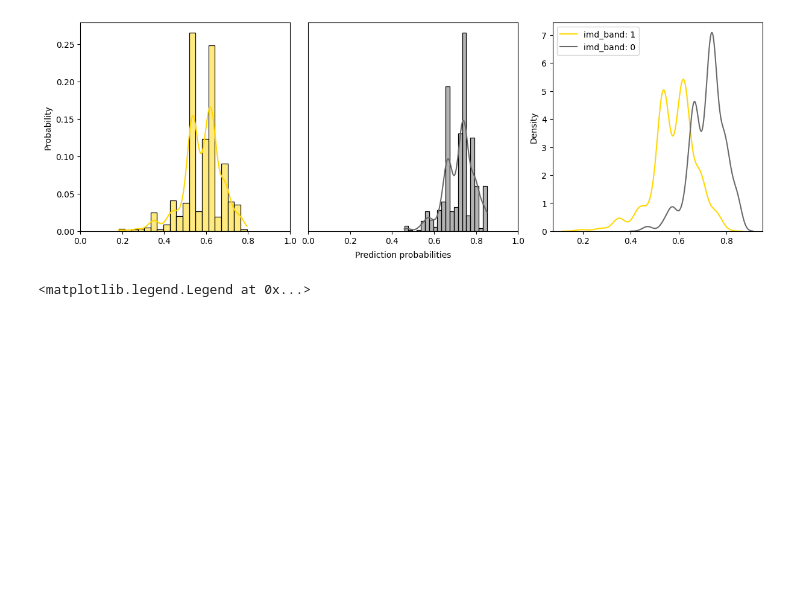
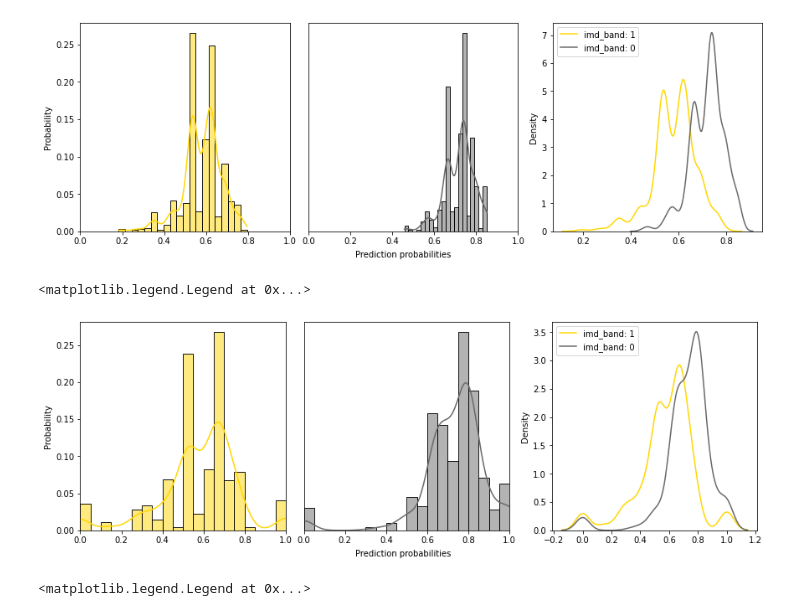
Before and after one commit to melinaverger/MADD, a Jupyter notebook: experiment/eval_fairness.ipynb, the cells around one changed output. Cells and saved outputs as stored; diff of their text form; code cells hidden in the pictures; blank space fills up the shorter version.

```diff
--- a/experiment/eval_fairness.ipynb
+++ b/experiment/eval_fairness.ipynb
@@ -421,6 +478,25 @@ plt.legend(loc="upper left")
 # %% [output]
 <matplotlib.legend.Legend at 0x...>
 [figure]
+# %%
+fig, axes = plt.subplots(1, 3, figsize=(12, 4), constrained_layout=True)
+fig.supxlabel("Prediction probabilities", fontsize=10)
+ax0 = sns.histplot(ax=axes[0], data=clf_dt.predict_proba(X_test_imdband_1)[:, 1], kde=True, stat="probability", color="gold", bins=20)
+#ax0.set_ylim(0, 0.25)
+ax0.set_xlim(0, 1)
+ax1 = sns.histplot(ax=axes[1], data=clf_dt.predict_proba(X_test_imdband_0)[:, 1], kde=True, stat="probability", color="dimgray", bins=20)
+#ax1.set_ylim(0, 0.2)
+ax1.set_xlim(0, 1)
+ax1.set_yticklabels([]) # turn off y ticks labels
+ax1.yaxis.set_visible(False)
+ax2 = sns.kdeplot(ax=axes[2], data=clf_dt.predict_proba(X_test_imdband_1)[:, 1], color="gold", label="imd_band: 1")
+ax2 = sns.kdeplot(ax=axes[2], data=clf_dt.predict_proba(X_test_imdband_0)[:, 1], color="dimgray", label="imd_band: 0")
+#ax2.yaxis.tick_right()
+#ax2.yaxis.set_label_position("right")
+plt.legend(loc="upper left")
+# %% [output]
+<matplotlib.legend.Legend at 0x...>
+[figure, added]
 # %%
 fig, axes = plt.subplots(1, 3, figsize=(12, 4), constrained_layout=True)
 fig.supxlabel("Prediction probabilities", fontsize=10)
```
Also changed, not shown: parts of 5 cells of this notebook, 17 other files.
